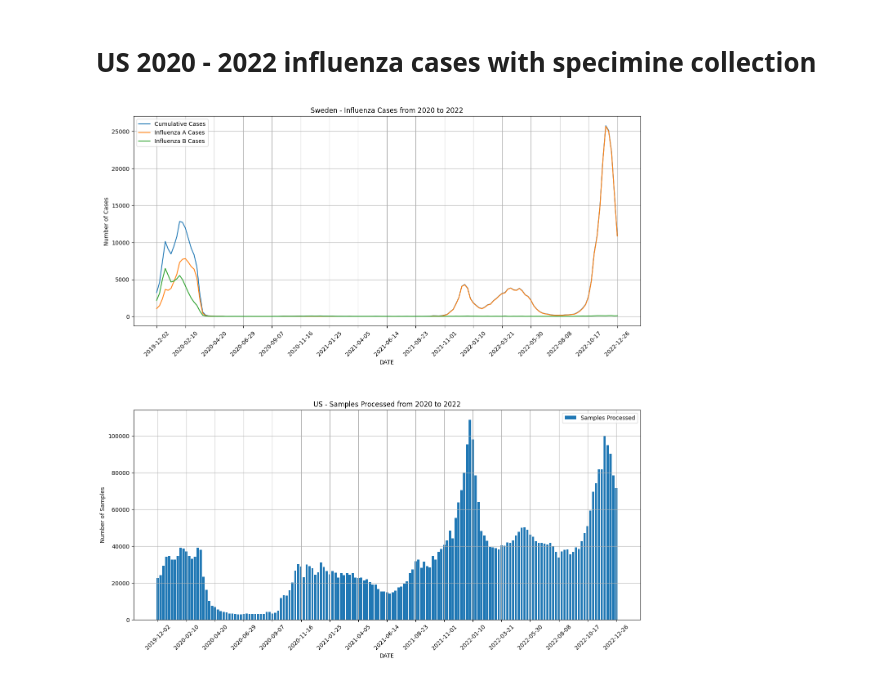
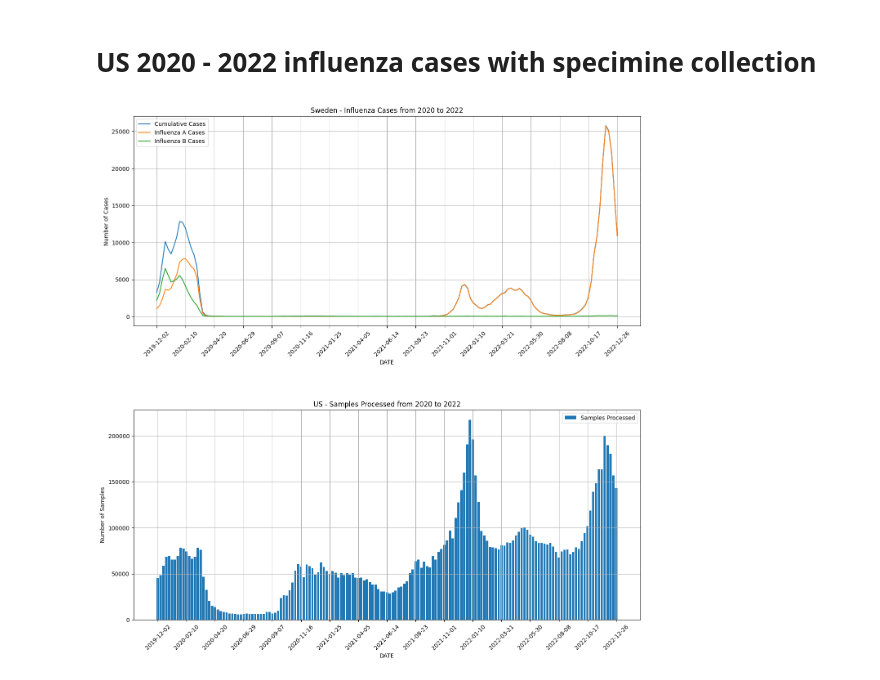
Before and after one commit to jramey2016/Computer-Epi-Project, a Jupyter notebook: US-Data-And-Models/Emperical-Model-US/Influenza_Model_US/Subset_Models_influenza_US.ipynb, the cells around one changed output. Cells and saved outputs as stored; diff of their text form; code cells hidden in the pictures.

```diff
--- a/US-Data-And-Models/Emperical-Model-US/Influenza_Model_US/Subset_Models_influenza_US.ipynb
+++ b/US-Data-And-Models/Emperical-Model-US/Influenza_Model_US/Subset_Models_influenza_US.ipynb
@@ -385,7 +385,7 @@ df_2020_to_2022 = pd.read_excel('US_2020-2022_influenza_Data.xlsx', engine='open
 # # Group the data by year and ISO_WEEK, calculate the mean of INF_ALL for each group
 df_agg11 = df_2020_to_2022.groupby(['ISO_YEAR', 'ISO_SDATE']).agg({'INF_ALL': 'mean', 'INF_A': 'mean', 'INF_B': 'mean'}).reset_index()
 
-df_agg_samples = df_2020_to_2022.groupby(['ISO_YEAR','ISO_SDATE']).agg({'SPEC_PROCESSED_NB' :'mean'}).reset_index()
+df_agg_samples = df_2020_to_2022.groupby(['ISO_YEAR','ISO_SDATE']).agg({'SPEC_PROCESSED_NB' :'sum'}).reset_index()
 # # Extract only the date portion of ISO_SDATE column
 df_agg11['ISO_SDATE'] = df_agg11['ISO_SDATE'].str.split('T').str[0]
 df_agg_samples['ISO_SDATE'] = df_agg_samples['ISO_SDATE'].str.split('T').str[0]
@@ -395,31 +395,31 @@ fig, (ax1, ax2) = plt.subplots(2, 1, figsize=(16, 16))
 # Plot the line graphs in the first subplot
 ax1.plot(df_agg11['ISO_SDATE'], df_agg11['INF_ALL'], label='Cumulative Cases')
 ax1.plot(df_agg11['ISO_SDATE'], df_agg11['INF_A'], label='Influenza A Cases')
 ax1.plot(df_agg11['ISO_SDATE'], df_agg11['INF_B'], label='Influenza B Cases')
 ax1.set_xlabel('DATE')
 ax1.set_ylabel('Number of Cases')
 ax1.set_title('Sweden - Influenza Cases from 2020 to 2022')
 xtick_pos = np.arange(0, len(df_agg11['ISO_SDATE']), 10)
 ax1.set_xticks(xtick_pos)
 ax1.set_xticklabels(df_agg11['ISO_SDATE'][xtick_pos], rotation=45)
 ax1.legend()
 ax1.grid()
 
 # Plot the bar graph in the second subplot
 ax2.bar(df_agg_samples['ISO_SDATE'], df_agg_samples['SPEC_PROCESSED_NB'], label='Samples Processed')
 ax2.set_xlabel('DATE')
 ax2.set_ylabel('Number of Samples')
 ax2.set_title('US - Samples Processed from 2020 to 2022')
 xtick_pos = np.arange(0, len(df_agg_samples['ISO_SDATE']), 10)
 ax2.set_xticks(xtick_pos)
 ax2.set_xticklabels(df_agg_samples['ISO_SDATE'][xtick_pos], rotation=45)
 ax2.legend()
 ax2.grid()
 
 # Adjust the spacing between the subplots
 fig.subplots_adjust(hspace=0.4)
 
 # Show the combined graph with both line and bar plots
 plt.show()
 # %% [output]
-[figure, old version]
+[figure, new version]
```
